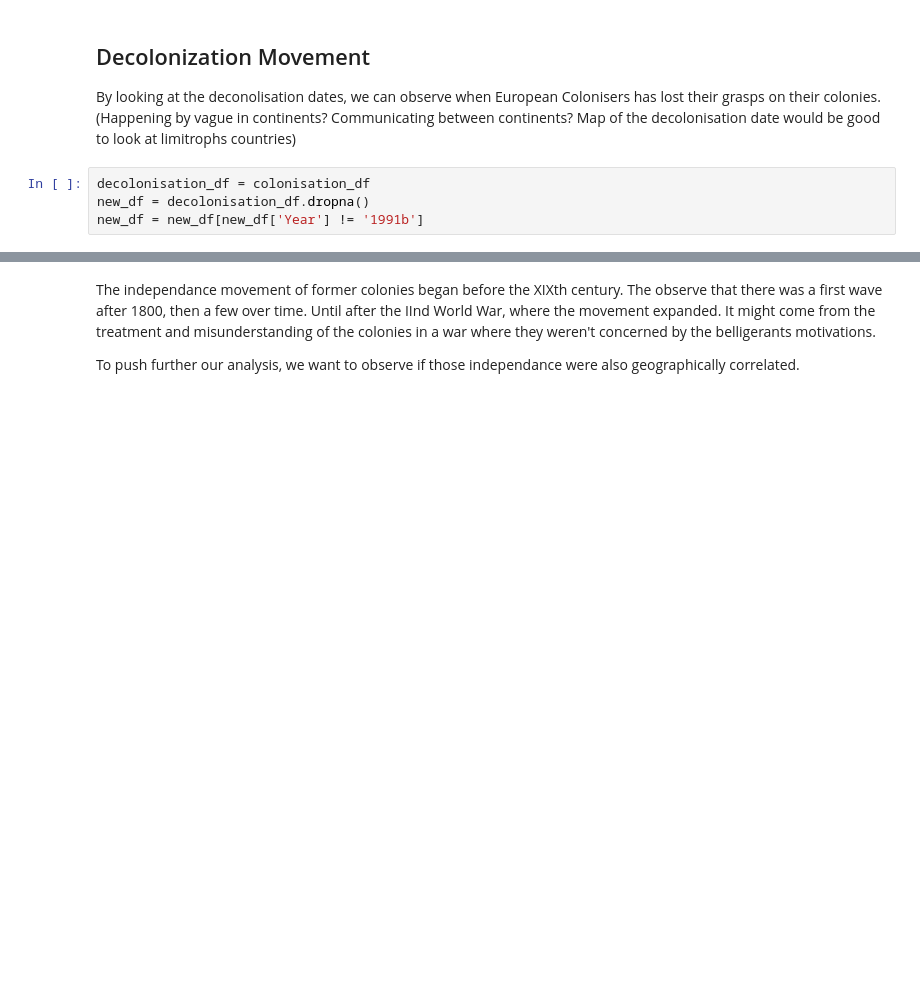
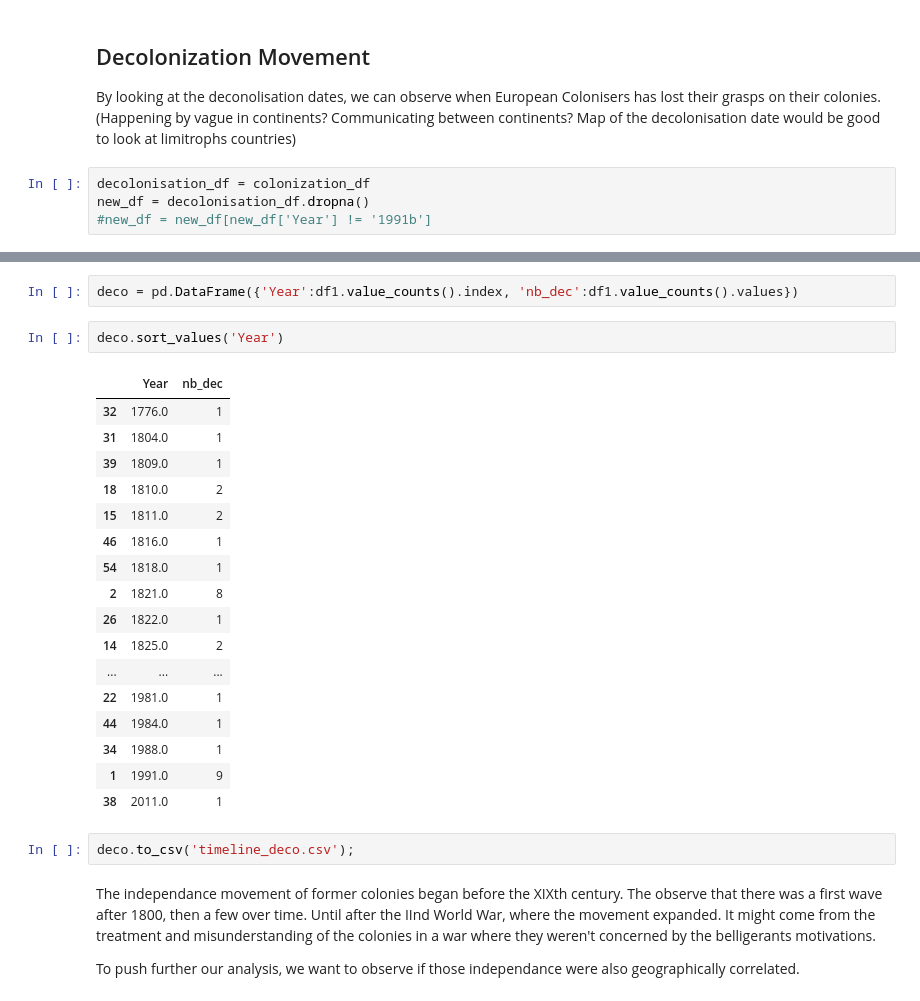
Before and after one commit to julied20/ada-2017, a Jupyter notebook: Project/exploratory_analysis.ipynb, the cells around one changed output, grey strips where cells are left out. Drawn from its saved outputs; the diff is of its cells as text; blank space fills up the shorter version.

Commit message:
Fix timeline dec

```diff
--- a/Project/exploratory_analysis.ipynb
+++ b/Project/exploratory_analysis.ipynb
@@ -167,6 +180,6 @@ All continents were touched by the European colonizers. Some countries like the
 
 By looking at the deconolisation dates, we can observe when European Colonisers has lost their grasps on their colonies. (Happening by vague in continents? Communicating between continents? Map of the decolonisation date would be good to look at limitrophs countries)
 # %%
-decolonisation_df = colonisation_df
+decolonisation_df = colonization_df
 new_df = decolonisation_df.dropna()
-new_df = new_df[new_df['Year'] != '1991b']
+#new_df = new_df[new_df['Year'] != '1991b']
@@ -187,3 +204,27 @@ plt.show()
+# %%
+deco = pd.DataFrame({'Year':df1.value_counts().index, 'nb_dec':df1.value_counts().values})
+# %%
+deco.sort_values('Year')
+# %% [output]
+|  | Year | nb_dec |
+| 32 | 1776.0 | 1 |
+| 31 | 1804.0 | 1 |
+| 39 | 1809.0 | 1 |
+| 18 | 1810.0 | 2 |
+| 15 | 1811.0 | 2 |
+| 46 | 1816.0 | 1 |
+| 54 | 1818.0 | 1 |
+| 2 | 1821.0 | 8 |
+| 26 | 1822.0 | 1 |
+| 14 | 1825.0 | 2 |
+| ... | ... | ... |
+| 22 | 1981.0 | 1 |
+| 44 | 1984.0 | 1 |
+| 34 | 1988.0 | 1 |
+| 1 | 1991.0 | 9 |
+| 38 | 2011.0 | 1 |
+# %%
+deco.to_csv('timeline_deco.csv');
 # %% [markdown]
 The independance movement of former colonies began before the XIXth century. The observe that there was a first wave after 1800, then a few over time. Until after the IInd World War, where the movement expanded. It might come from the treatment and misunderstanding of the colonies in a war where they weren't concerned by the belligerants motivations.
 
```
Also changed, not shown: parts of 12 cells of this notebook, 3 other files.
